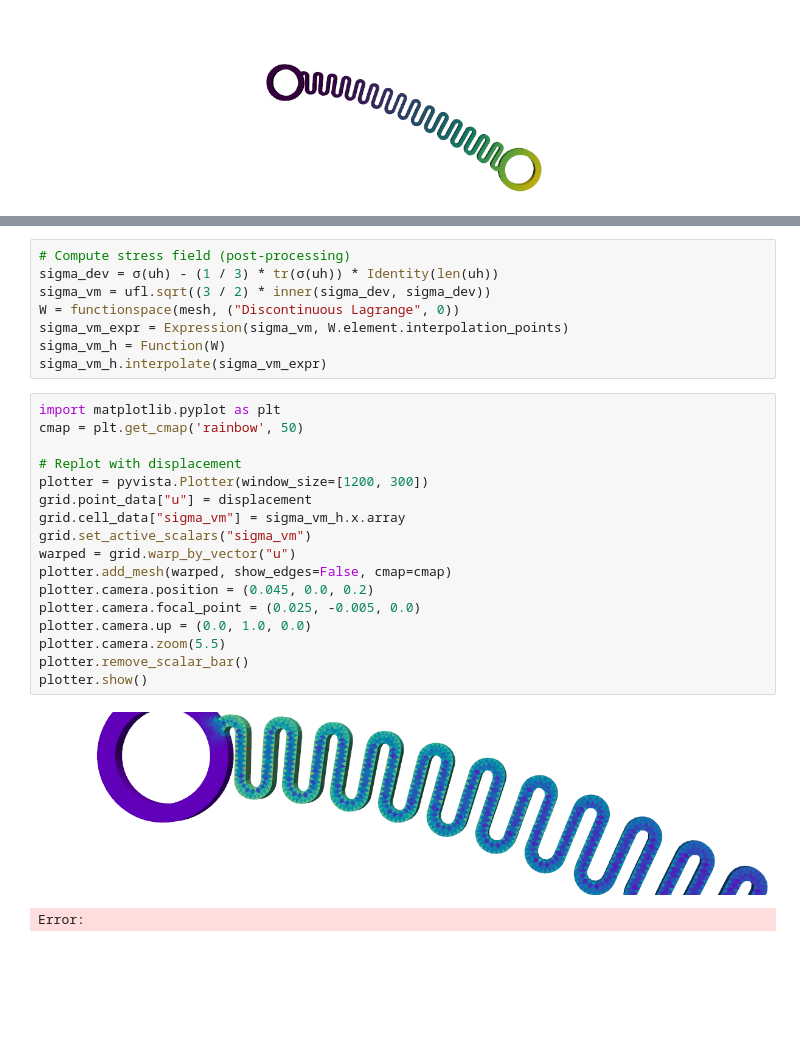
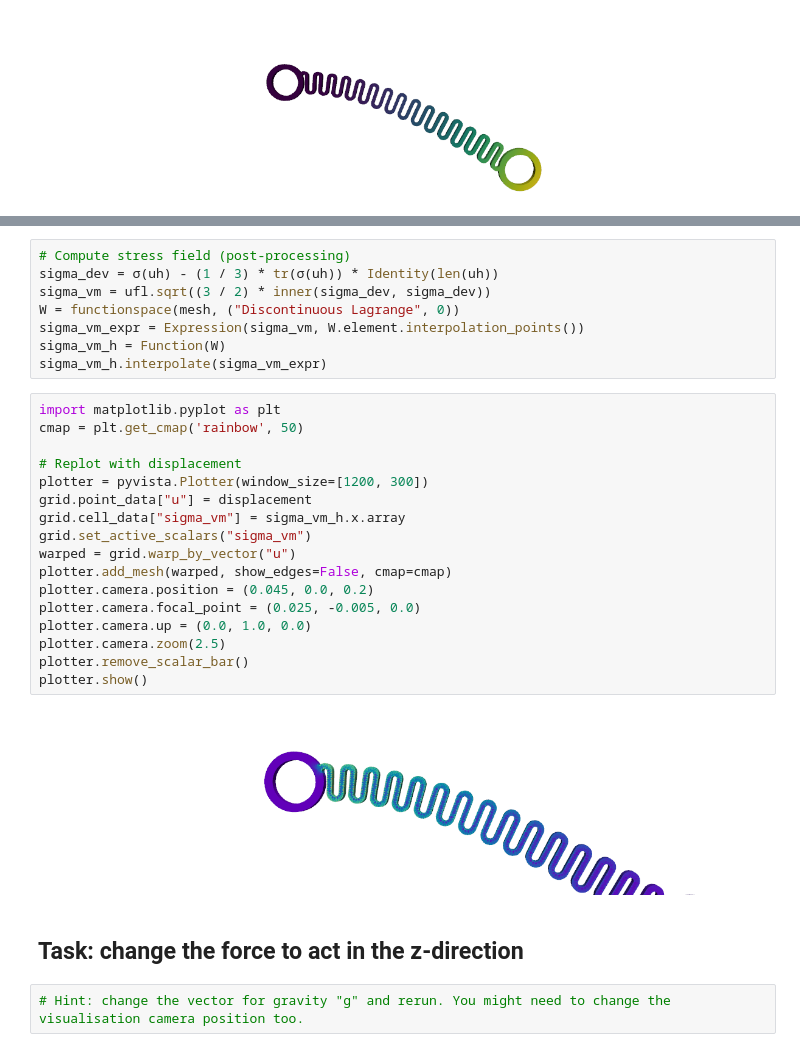
Before and after one commit to chrisrichardson/fenics-tutorial, a Jupyter notebook: spring.ipynb, the cells around one changed output, grey strips where cells are left out. Saved outputs shown, nothing was run; the diff lists cells and outputs as text; blank space fills up the shorter version.

```diff
--- a/spring.ipynb
+++ b/spring.ipynb
@@ -139,26 +149,29 @@ Max displacement (mm) is:
 sigma_dev = σ(uh) - (1 / 3) * tr(σ(uh)) * Identity(len(uh))
 sigma_vm = ufl.sqrt((3 / 2) * inner(sigma_dev, sigma_dev))
 W = functionspace(mesh, ("Discontinuous Lagrange", 0))
-sigma_vm_expr = Expression(sigma_vm, W.element.interpolation_points)
+sigma_vm_expr = Expression(sigma_vm, W.element.interpolation_points())
 sigma_vm_h = Function(W)
 sigma_vm_h.interpolate(sigma_vm_expr)
 # %%
 import matplotlib.pyplot as plt
 cmap = plt.get_cmap('rainbow', 50)
 
 # Replot with displacement
 plotter = pyvista.Plotter(window_size=[1200, 300])
 grid.point_data["u"] = displacement
 grid.cell_data["sigma_vm"] = sigma_vm_h.x.array
 grid.set_active_scalars("sigma_vm")
 warped = grid.warp_by_vector("u")
 plotter.add_mesh(warped, show_edges=False, cmap=cmap)
 plotter.camera.position = (0.045, 0.0, 0.2)
 plotter.camera.focal_point = (0.025, -0.005, 0.0)
 plotter.camera.up = (0.0, 1.0, 0.0)
-plotter.camera.zoom(5.5)
+plotter.camera.zoom(2.5)
 plotter.remove_scalar_bar()
 plotter.show()
 # %% [output]
-[figure, old version]
+[figure, new version]
-Error:
+# %% [markdown]
+## Task: change the force to act in the z-direction
+# %%
+# Hint: change the vector for gravity "g" and rerun. You might need to change the visualisation camera position too.
```
Also changed, not shown: parts of 6 cells of this notebook.
